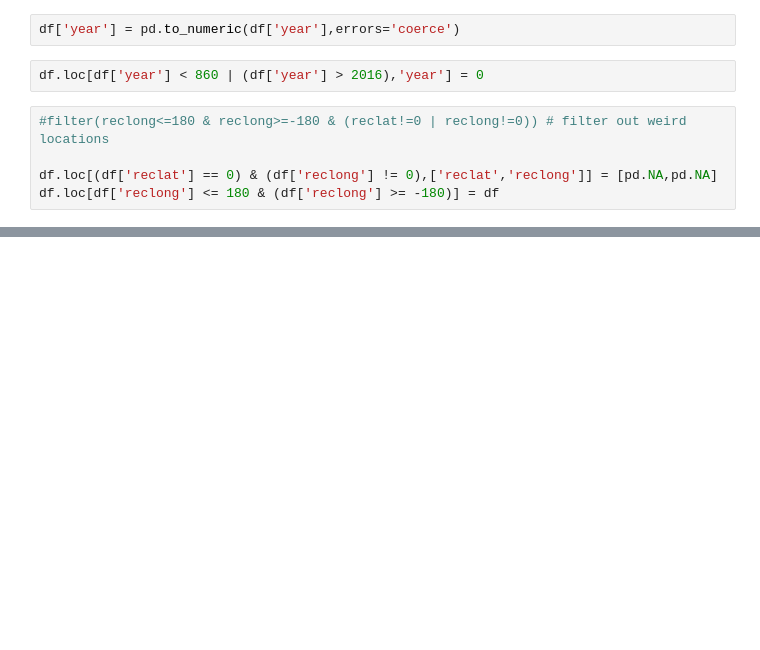
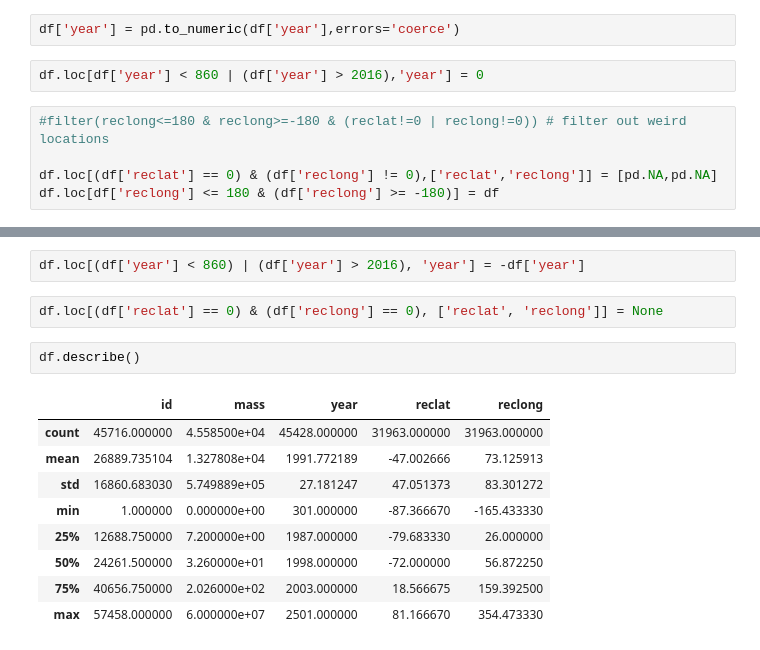
Before and after one commit to Manish3451/ml_eda_project, a Jupyter notebook: ml_eda.ipynb, the cells around one changed output, grey strips where cells are left out. Cells and saved outputs as stored; diff of their text form; blank space fills up the shorter version.

```diff
--- a/ml_eda.ipynb
+++ b/ml_eda.ipynb
@@ -79,0 +146,16 @@ df.loc[df['reclong'] <= 180 & (df['reclong'] >= -180)] = df
+# %%
+df.loc[(df['year'] < 860) | (df['year'] > 2016), 'year'] = -df['year']
+# %%
+df.loc[(df['reclat'] == 0) & (df['reclong'] == 0), ['reclat', 'reclong']] = None
+# %%
+df.describe()
+# %% [output]
+|  | id | mass | year | reclat | reclong |
+| count | 45716.000000 | 4.558500e+04 | 45428.000000 | 31963.000000 | 31963.000000 |
+| mean | 26889.735104 | 1.327808e+04 | 1991.772189 | -47.002666 | 73.125913 |
+| std | 16860.683030 | 5.749889e+05 | 27.181247 | 47.051373 | 83.301272 |
+| min | 1.000000 | 0.000000e+00 | 301.000000 | -87.366670 | -165.433330 |
+| 25% | 12688.750000 | 7.200000e+00 | 1987.000000 | -79.683330 | 26.000000 |
+| 50% | 24261.500000 | 3.260000e+01 | 1998.000000 | -72.000000 | 56.872250 |
+| 75% | 40656.750000 | 2.026000e+02 | 2003.000000 | 18.566675 | 159.392500 |
+| max | 57458.000000 | 6.000000e+07 | 2501.000000 | 81.166670 | 354.473330 |
```
Also changed, not shown: parts of 8 cells of this notebook.
